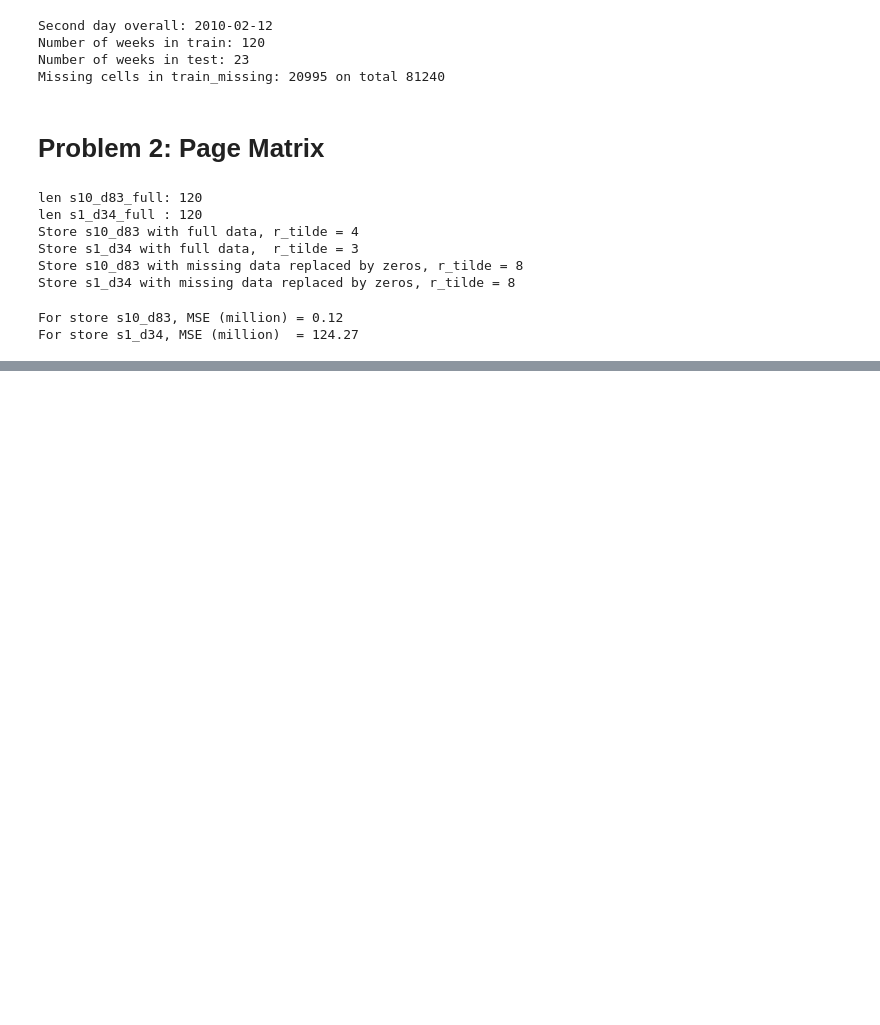
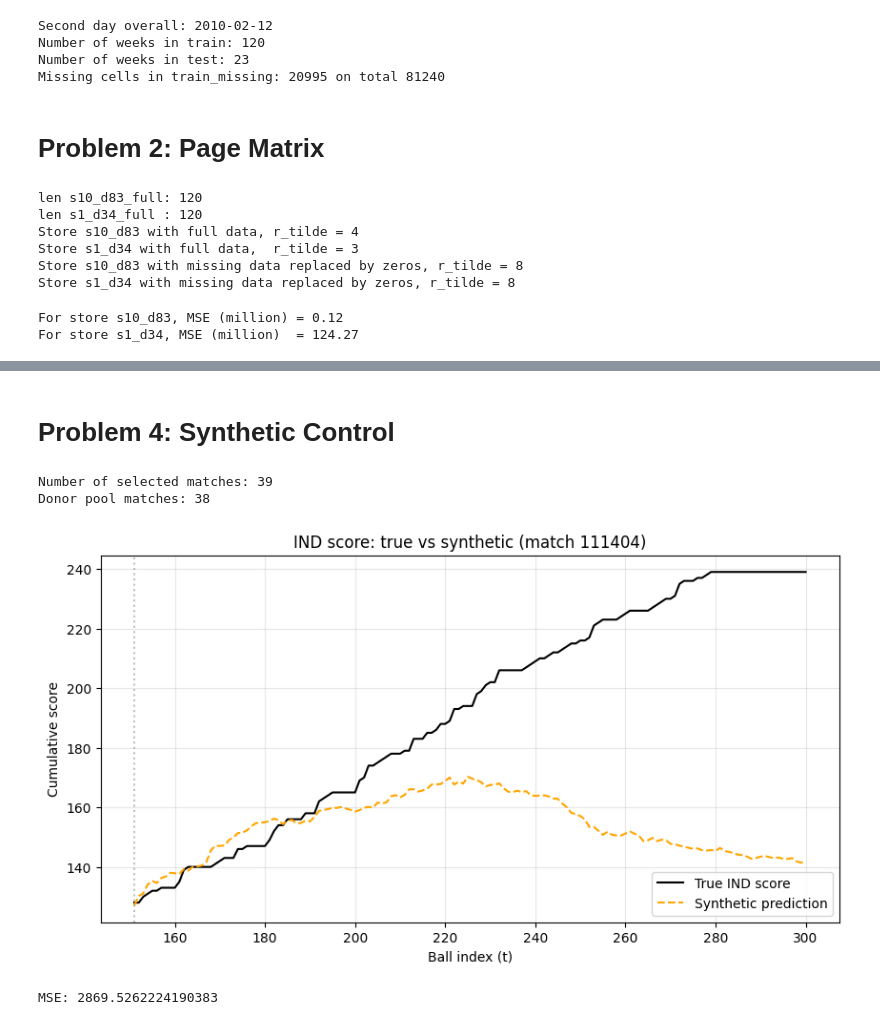
Before and after one commit to tommasofacchin/mitx-micromasters-data-science, a Jupyter notebook: projects/mitx-time-series-project2.ipynb, the cells around one changed output, grey strips where cells are left out. Drawn from its saved outputs; the diff is of its cells as text; code cells hidden in the pictures; blank space fills up the shorter version.

```diff
--- a/projects/mitx-time-series-project2.ipynb
+++ b/projects/mitx-time-series-project2.ipynb
@@ -243,0 +455,18 @@ For store s1_d34, MSE (million)  = 124.27
+# %%
+cricket = pd.read_csv("/kaggle/input/datasets/tommasofacchin/mitx-cricket/data_cricket_runs.csv")
+
+
+teams_home = set(cricket["Home"].unique())
+teams_away = set(cricket["Away"].unique())
+all_teams = teams_home.union(teams_away)
+print("Number of teams (Home/Away):", len(all_teams))
+print("Teams:", sorted(all_teams))
+
+
+cricket["StartDate"] = pd.to_datetime(cricket["StartDate"])
+
+first_day = cricket["StartDate"].min()
+last_day = cricket["StartDate"].max()
+
+print("First match day:", first_day.date())
+print("Last match day:", last_day.date())
@@ -243,0 +478,62 @@ For store s1_d34, MSE (million)  = 124.27
+# %% [markdown]
+# Problem 4: Synthetic Control
+# %%
+df = cricket[(cricket["Home"] == "SL") &
+             (cricket["Away"] == "IND") &
+             (cricket["MatchInn"] == 2)].copy()
+
+df["StartDate"] = pd.to_datetime(df["StartDate"])
+df = df.sort_values(["StartDate", "MatchNbr"]).reset_index(drop=True)
+
+score_cols = [c for c in df.columns if "." in c]   # 300 bowls
+
+print("Number of selected matches:", df["MatchNbr"].nunique())
+
+target_match = 111404
+row_target = df[df["MatchNbr"] == target_match].iloc[0]
+y_target_full = row_target[score_cols].values.astype(float)
+
+T0 = 150
+y_target_obs = y_target_full[:T0]
+y_target_future = y_target_full[T0:]
+
+donor_df = df[df["MatchNbr"] != target_match].copy()
+donor_matrix = donor_df[score_cols].values.astype(float)
+M = donor_matrix.shape[0]
+
+print("Donor pool matches:", M)
+
+X = donor_matrix[:, :T0].T
+y = y_target_obs
+
+X_const = sm.add_constant(X, has_constant="add")
+model = sm.OLS(y, X_const).fit()
+params = model.params
+
+c = params[0]
+w = params[1:]
+
+y_synth_full = c + donor_matrix.T @ w
+
+y_pred_future = y_synth_full[T0:]
+
+bowls_future = np.arange(T0+1, 300+1)
+
+plt.figure(figsize=(10,5))
+plt.plot(bowls_future, y_target_future, label="True IND score", color="black")
+plt.plot(bowls_future, y_pred_future, label="Synthetic prediction", color="orange", linestyle="--")
+plt.axvline(T0+1, color="grey", linestyle=":", alpha=0.5)
+plt.xlabel("Ball index (t)")
+plt.ylabel("Cumulative score")
+plt.title("IND score: true vs synthetic (match 111404)")
+plt.legend()
+plt.grid(alpha=0.3)
+plt.show()
+
+mse = np.mean((y_pred_future - y_target_future)**2)
+print("MSE:", mse)
+# %% [output]
+Number of selected matches: 39
+Donor pool matches: 38
+[figure, added]
+MSE: 2869.5262224190383
```
Also changed, not shown: parts of 7 cells of this notebook.
